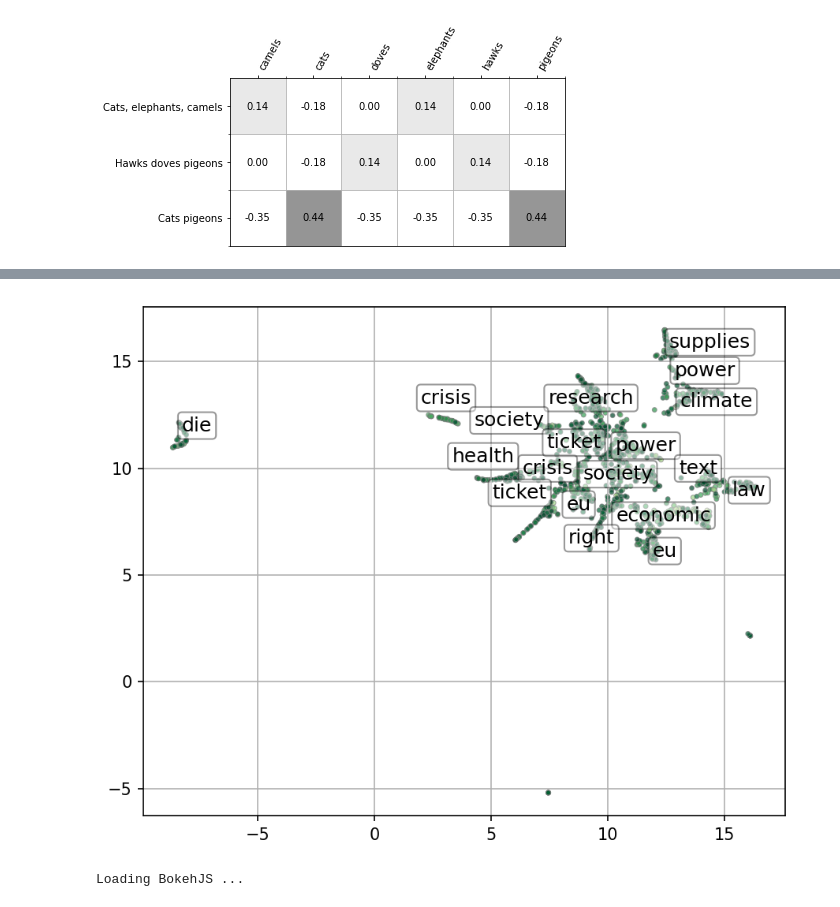
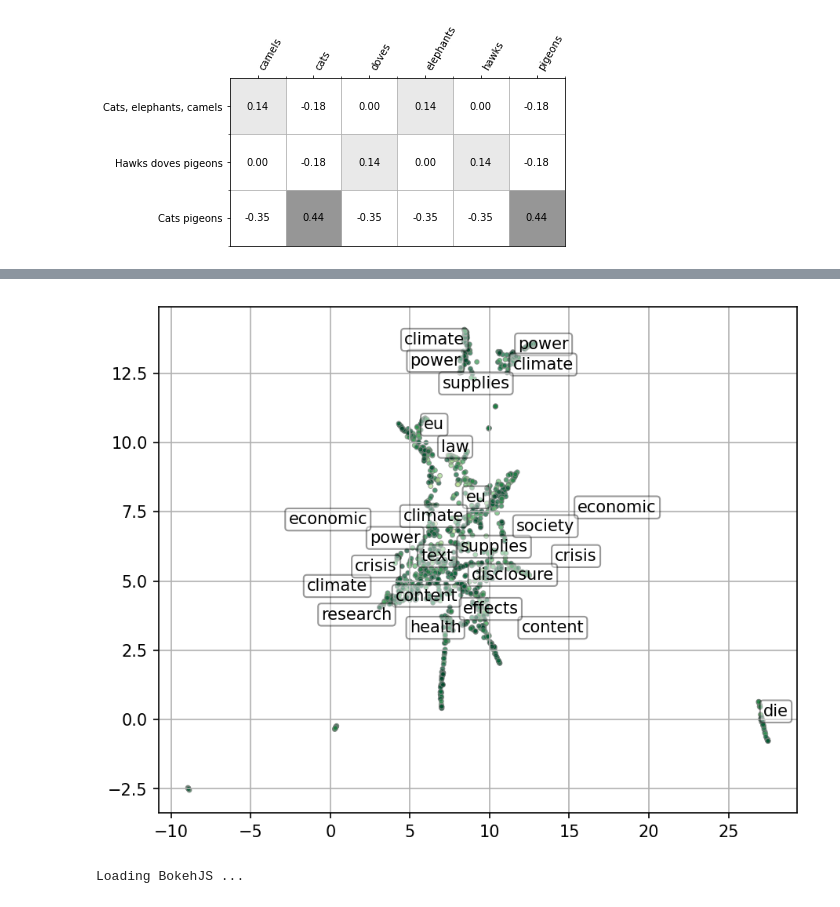
Before and after one commit to mcallaghan/text-as-data, a Jupyter notebook: Session-8-Topic-models/tms.ipynb, the cells around one changed output, grey strips where cells are left out. Cells and saved outputs as stored; diff of their text form; code cells hidden in the pictures.

```diff
--- a/Session-8-Topic-models/tms.ipynb
+++ b/Session-8-Topic-models/tms.ipynb
@@ -169,7 +169,7 @@ t_titles = plot_top_words(nmf, vec.get_feature_names_out(), 8, "Topics researche
 import umap
 print(W.shape)
 reducer = umap.UMAP()
-embedding = reducer.fit_transform(W)
+embedding = reducer.fit_transform(W/W.sum(axis=1, keepdims=True))
 print(embedding.shape)
 fig, ax = plt.subplots(figsize=(7,5.7),dpi=125)
 
@@ -250,41 +250,41 @@ min_cluster = 15
 # eps is a parameter for dbscan: the maximum distance between two samples for them to be considered part of the same neighbourhood
 eps = 1
 # The font size for the cluster label
-clabel_size = 12
+clabel_size = 10
 # The quantile of doctopic scores for documents to be considered part of a topic
-t_thresh = 0.8
+t_thresh = 0.7
 
 # start an empty list of labels, so we can run adjust_text to prevent them overlapping
 texts = []
 
 # for each topic
 for t_index, title in enumerate(t_titles):
     # Get the nonzero topic scores
     scores = W[:,t_index][W[:,t_index].nonzero()]
     # then get the threshold from those scores given the quantile parameter set above
     thresh = np.quantile(scores, t_thresh)
     # Get the indices of the documents above that threshold
     highlight_docs = np.argwhere(W[:,t_index]>thresh).ravel()
     # Get the points with those indices
     points = embedding[highlight_docs]
     # label the topic using the function defined above
     texts += cluster_label_points(
         title,
         points,
         ax,
         eps,
         min_cluster,
         clabel_size
     )
 
 # Adjust the texts to prevent overlap
 adjust_text(texts,ax=ax, arrowprops=dict(arrowstyle="->", color='None', lw=0.5))
 
 
 # add gridlines
 ax.grid(linestyle='-')
 # %% [output]
-[figure, old version]
+[figure, new version]
 # %%
 from bokeh.plotting import figure, show, output_notebook
 from bokeh.models import HoverTool, ColumnDataSource, CategoricalColorMapper
```
Also changed, not shown: parts of 5 cells of this notebook, 12 other files.
